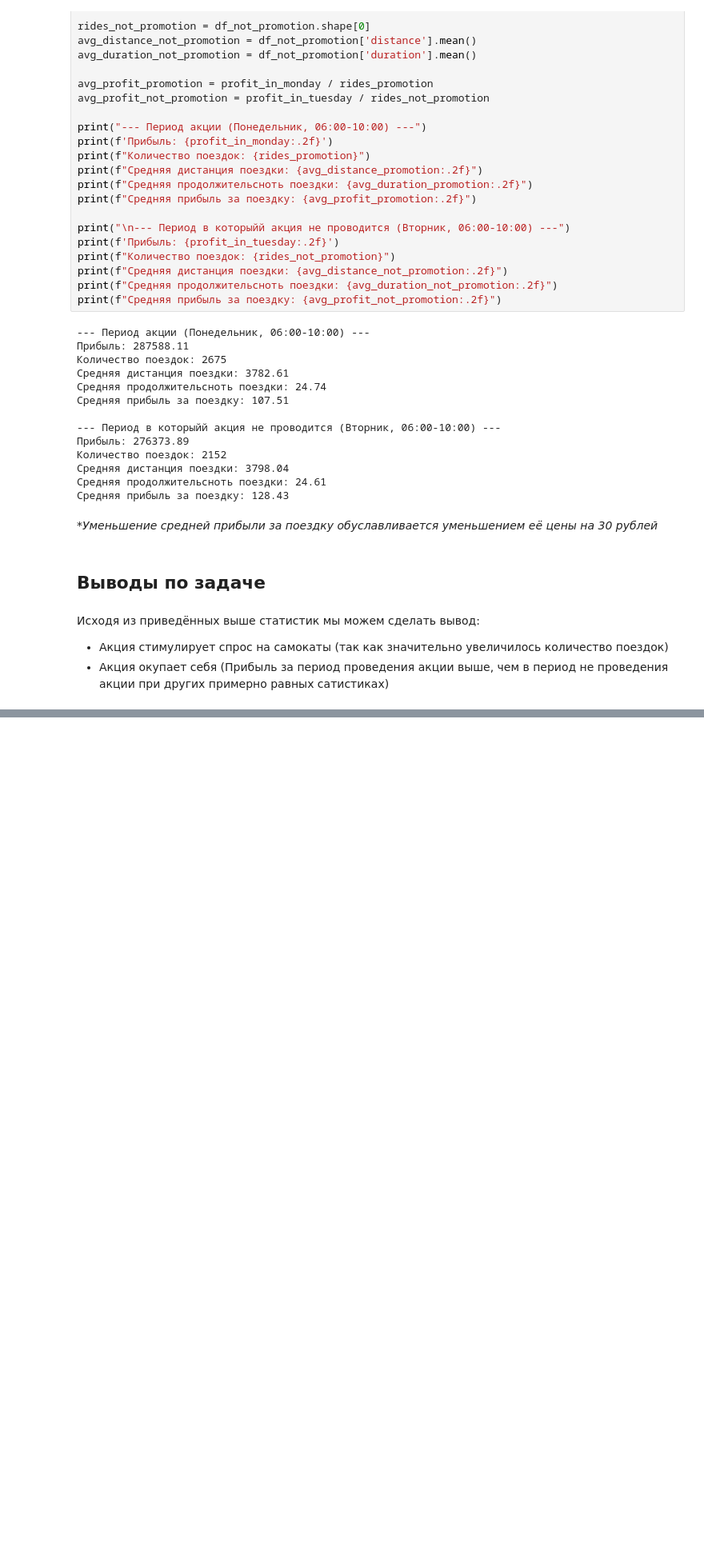
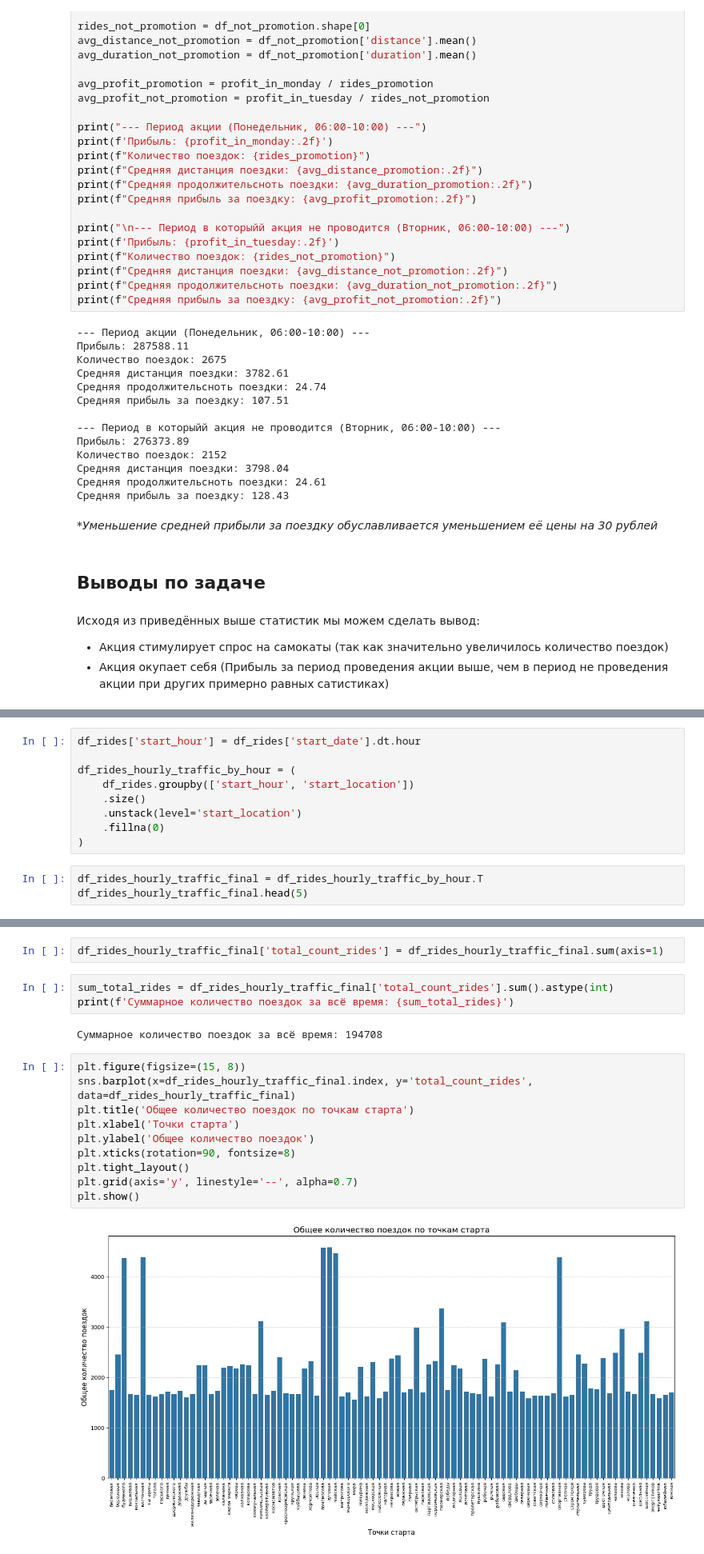
Before and after one commit to BlackkkMaster/ad_project_team16, a Jupyter notebook: kick_sharing.ipynb, the cells around one changed output, grey strips where cells are left out. Shown at 80% size. Cells and saved outputs as stored; diff of their text form; blank space fills up the shorter version.

```diff
--- a/kick_sharing.ipynb
+++ b/kick_sharing.ipynb
@@ -956,0 +962,12 @@ print(f"Средняя прибыль за поездку: {avg_profit_not_promo
+# %%
+df_rides['start_hour'] = df_rides['start_date'].dt.hour
+
+df_rides_hourly_traffic_by_hour = (
+    df_rides.groupby(['start_hour', 'start_location'])
+    .size()
+    .unstack(level='start_location')
+    .fillna(0)
+)
+# %%
+df_rides_hourly_traffic_final = df_rides_hourly_traffic_by_hour.T
+df_rides_hourly_traffic_final.head(5)
@@ -956,0 +983,19 @@ print(f"Средняя прибыль за поездку: {avg_profit_not_promo
+# %%
+df_rides_hourly_traffic_final['total_count_rides'] = df_rides_hourly_traffic_final.sum(axis=1)
+# %%
+sum_total_rides = df_rides_hourly_traffic_final['total_count_rides'].sum().astype(int)
+print(f'Суммарное количество поездок за всё время: {sum_total_rides}')
+# %% [output]
+Суммарное количество поездок за всё время: 194708
+# %%
+plt.figure(figsize=(15, 8))
+sns.barplot(x=df_rides_hourly_traffic_final.index, y='total_count_rides', data=df_rides_hourly_traffic_final)
+plt.title('Общее количество поездок по точкам старта')
+plt.xlabel('Точки старта')
+plt.ylabel('Общее количество поездок')
+plt.xticks(rotation=90, fontsize=8)
+plt.tight_layout()
+plt.grid(axis='y', linestyle='--', alpha=0.7)
+plt.show()
+# %% [output]
+[figure, added]
```
Also changed, not shown: parts of 23 cells of this notebook.
